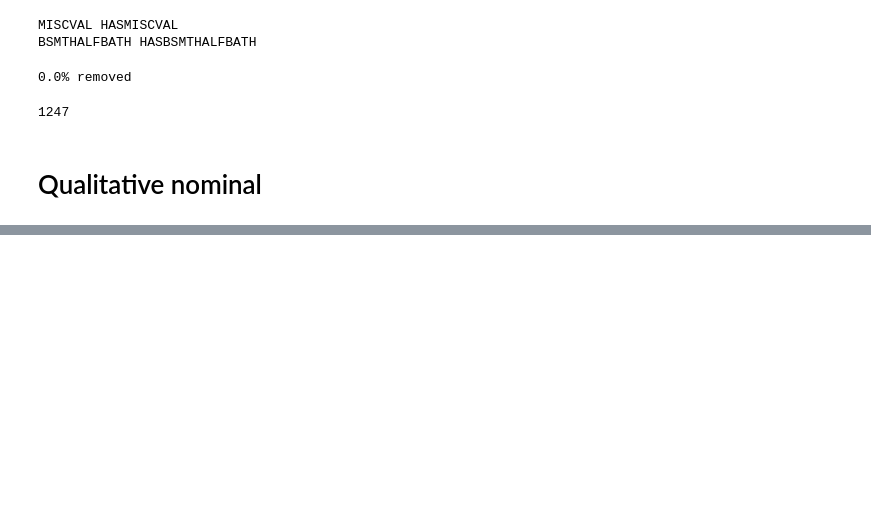
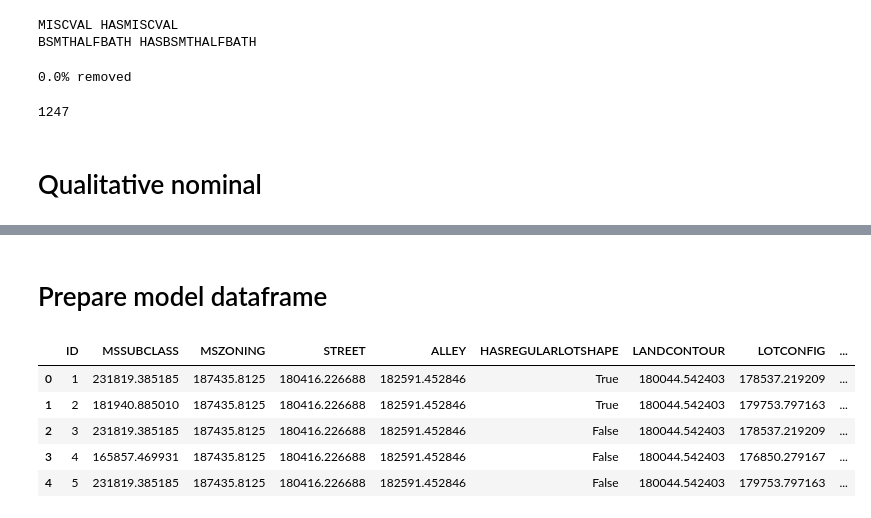
Before and after one commit to lucasamtaylor01/KaggleHousePrices, a Jupyter notebook: noteboks/03_feature_engineering.ipynb, the cells around one changed output, grey strips where cells are left out. Saved outputs shown, nothing was run; the diff lists cells and outputs as text; code cells hidden in the pictures; blank space fills up the shorter version.

```diff
--- a/noteboks/03_feature_engineering.ipynb
+++ b/noteboks/03_feature_engineering.ipynb
@@ -627,3 +630,5 @@ df_disc.shape[0]
 1247
 # %% [markdown]
 # Qualitative nominal
+# %%
+df_nom = df_disc.copy()
@@ -629,0 +650,31 @@ df_disc.shape[0]
+# %%
+encoder = TargetEncoder(cols=nom_cols, smoothing=5.0)
+df_nom[nom_cols] = encoder.fit_transform(df_nom[nom_cols], df_nom['SALEPRICE'])
+# %% [markdown]
+# Prepare model dataframe
+# %%
+# Every variable below was transformed earlier in the notebook (power/log
+# transform, scaling, or boolean zero-flag). Drop the untransformed originals
+# so df_model only keeps the treated versions. SALEPRICE is included since
+# SALEPRICE_TRANSFORMED is the modeling target. UTILITIES is included since
+# it was flagged for removal during ordinal encoding but never dropped.
+
+df_model = df_nom.copy()
+
+original_to_drop = [
+    "LOTAREA", "TOTALBSMTSF", "GRLIVAREA", "1STFLRSF",
+    "LOWQUALFINSF", "OPENPORCHSF", "MASVNRAREA", "BSMTFINSF1",
+    "BSMTFINSF2", "WOODDECKSF", "ENCLOSEDPORCH", "3SSNPORCH",
+    "SCREENPORCH", "2NDFLRSF", "BSMTUNFSF", "GARAGEAREA",
+    "LOTFRONTAGE", "SALEPRICE", "UTILITIES",
+]
+
+df_model = df_model.drop(columns=original_to_drop)
+df_model.head()
+# %% [output]
+|  | ID | MSSUBCLASS | MSZONING | STREET | ALLEY | HASREGULARLOTSHAPE | LANDCONTOUR | LOTCONFIG | ... |
+| 0 | 1 | 231819.385185 | 187435.8125 | 180416.226688 | 182591.452846 | True | 180044.542403 | 178537.219209 | ... |
+| 1 | 2 | 181940.885010 | 187435.8125 | 180416.226688 | 182591.452846 | True | 180044.542403 | 179753.797163 | ... |
+| 2 | 3 | 231819.385185 | 187435.8125 | 180416.226688 | 182591.452846 | False | 180044.542403 | 178537.219209 | ... |
+| 3 | 4 | 165857.469931 | 187435.8125 | 180416.226688 | 182591.452846 | False | 180044.542403 | 176850.279167 | ... |
+| 4 | 5 | 231819.385185 | 187435.8125 | 180416.226688 | 182591.452846 | False | 180044.542403 | 179753.797163 | ... |
```
Also changed, not shown: parts of 6 cells of this notebook, 1 other file.
